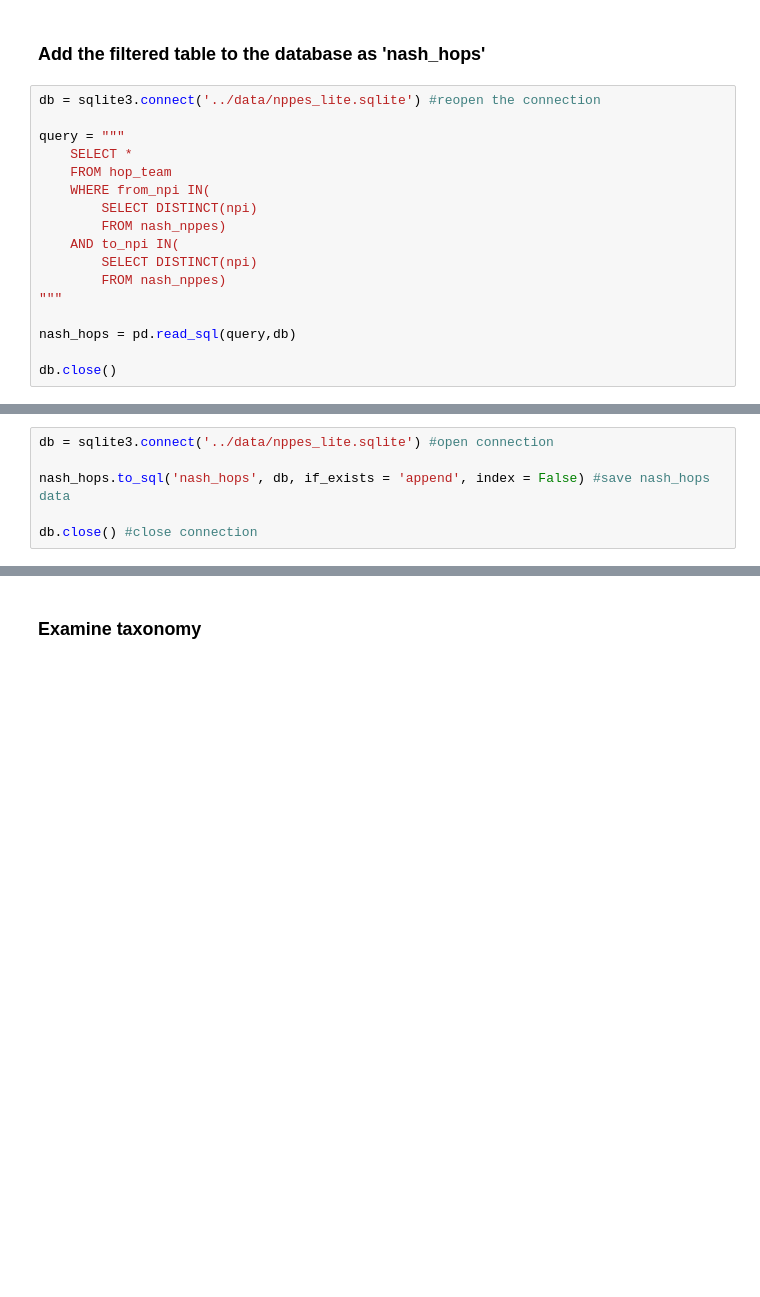
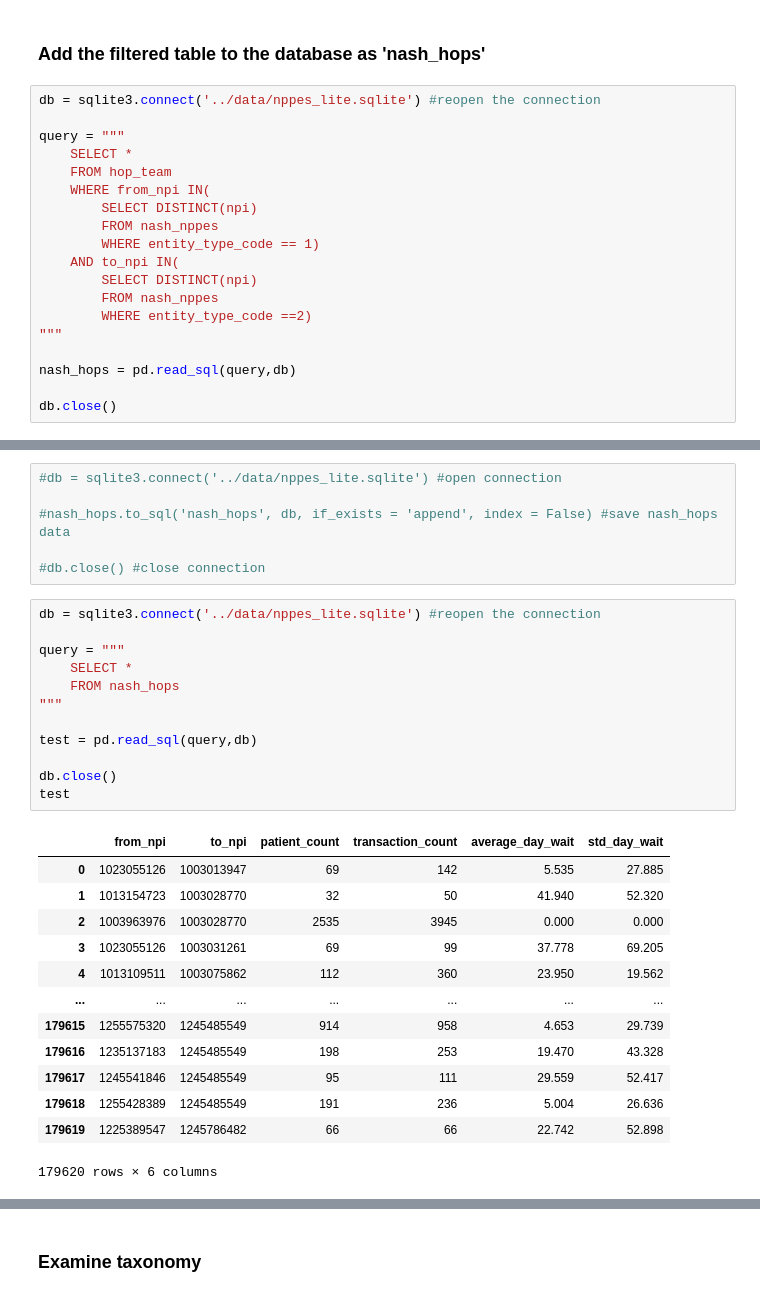
Before and after one commit to nss-data-science-cohort-4/hcbb_hop_team-aac_dog_moms, a Jupyter notebook: notebooks/ce_join_hops_nppes.ipynb, the cells around one changed output, grey strips where cells are left out. Saved outputs shown, nothing was run; the diff lists cells and outputs as text; blank space fills up the shorter version.

```diff
--- a/notebooks/ce_join_hops_nppes.ipynb
+++ b/notebooks/ce_join_hops_nppes.ipynb
@@ -92,10 +140,12 @@ query = """
     FROM hop_team
     WHERE from_npi IN(
         SELECT DISTINCT(npi)
-        FROM nash_nppes)
+        FROM nash_nppes
+        WHERE entity_type_code == 1)
     AND to_npi IN(
         SELECT DISTINCT(npi)
-        FROM nash_nppes)
+        FROM nash_nppes
+        WHERE entity_type_code ==2)
 """
 
 nash_hops = pd.read_sql(query,db)
@@ -120,6 +170,32 @@ memory usage: 6.3 MB
 # %%
-db = sqlite3.connect('../data/nppes_lite.sqlite') #open connection
+#db = sqlite3.connect('../data/nppes_lite.sqlite') #open connection
 
-nash_hops.to_sql('nash_hops', db, if_exists = 'append', index = False) #save nash_hops data
+#nash_hops.to_sql('nash_hops', db, if_exists = 'append', index = False) #save nash_hops data
 
-db.close() #close connection
+#db.close() #close connection
+# %%
+db = sqlite3.connect('../data/nppes_lite.sqlite') #reopen the connection
+
+query = """
+    SELECT *
+    FROM nash_hops
+"""
+
+test = pd.read_sql(query,db)
+
+db.close()
+test
+# %% [output]
+|  | from_npi | to_npi | patient_count | transaction_count | average_day_wait | std_day_wait |
+| 0 | 1023055126 | 1003013947 | 69 | 142 | 5.535 | 27.885 |
+| 1 | 1013154723 | 1003028770 | 32 | 50 | 41.940 | 52.320 |
+| 2 | 1003963976 | 1003028770 | 2535 | 3945 | 0.000 | 0.000 |
+| 3 | 1023055126 | 1003031261 | 69 | 99 | 37.778 | 69.205 |
+| 4 | 1013109511 | 1003075862 | 112 | 360 | 23.950 | 19.562 |
+| ... | ... | ... | ... | ... | ... | ... |
+| 179615 | 1255575320 | 1245485549 | 914 | 958 | 4.653 | 29.739 |
+| 179616 | 1235137183 | 1245485549 | 198 | 253 | 19.470 | 43.328 |
+| 179617 | 1245541846 | 1245485549 | 95 | 111 | 29.559 | 52.417 |
+| 179618 | 1255428389 | 1245485549 | 191 | 236 | 5.004 | 26.636 |
+| 179619 | 1225389547 | 1245786482 | 66 | 66 | 22.742 | 52.898 |
+179620 rows × 6 columns
```
Also changed, not shown: parts of 12 cells of this notebook.
